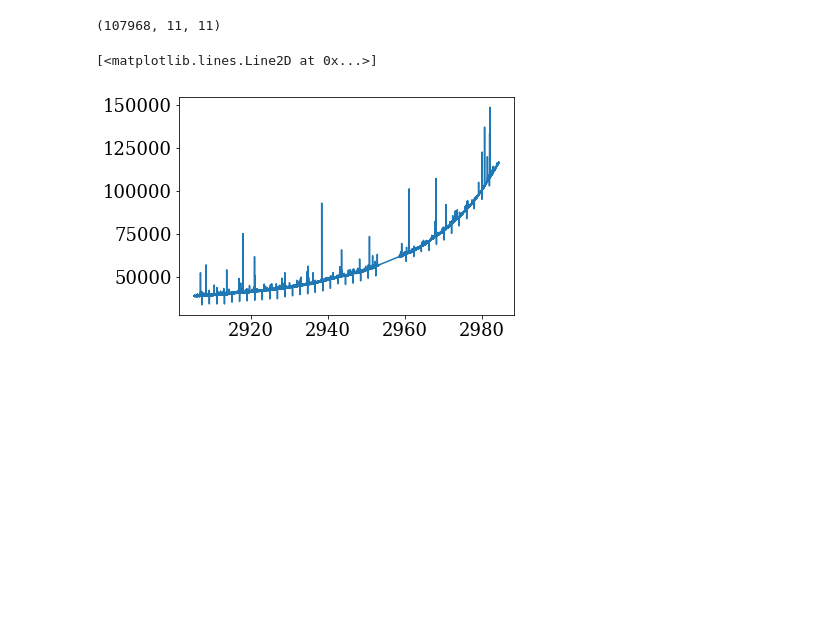
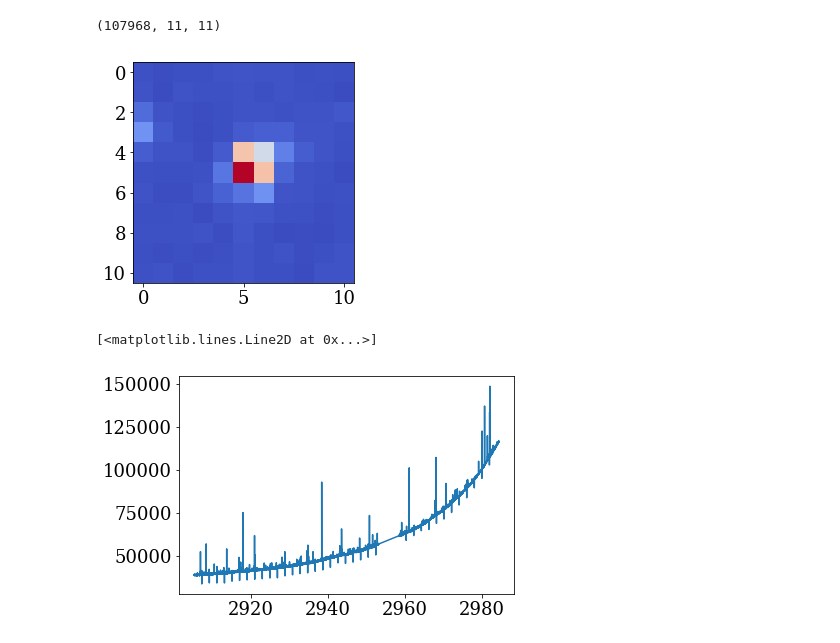
Before and after one commit to jradavenport/trappist-flares, a Jupyter notebook: Untitled.ipynb, the cells around one changed output. Cells and saved outputs as stored; diff of their text form; code cells hidden in the pictures; blank space fills up the shorter version.

```diff
--- a/Untitled.ipynb
+++ b/Untitled.ipynb
@@ -101,6 +20,11 @@ data = f[1].data
 f[1].data['FLUX'].shape
 # %% [output]
 (107968, 11, 11)
+# %%
+plt.imshow(np.sqrt(np.abs(f[1].data['FLUX'][0])), cmap='coolwarm', aspect='equal', interpolation='nearest')
+plt.tight_layout()
+# %% [output]
+[figure, added]
 # %%
 # The raw, total flux lightcurve of the entire postage stamp
 plt.plot(f[1].data['TIME'], np.sum(f[1].data['FLUX'],axis=(1,2)))
```
Also changed, not shown: parts of 15 cells of this notebook, 1 other file.
